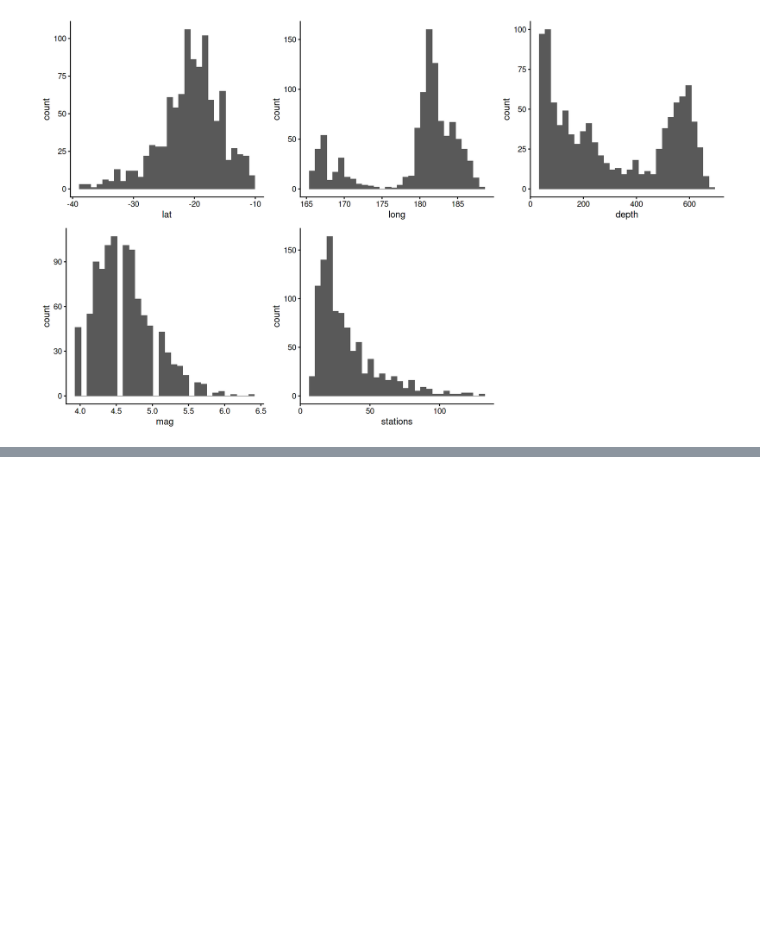
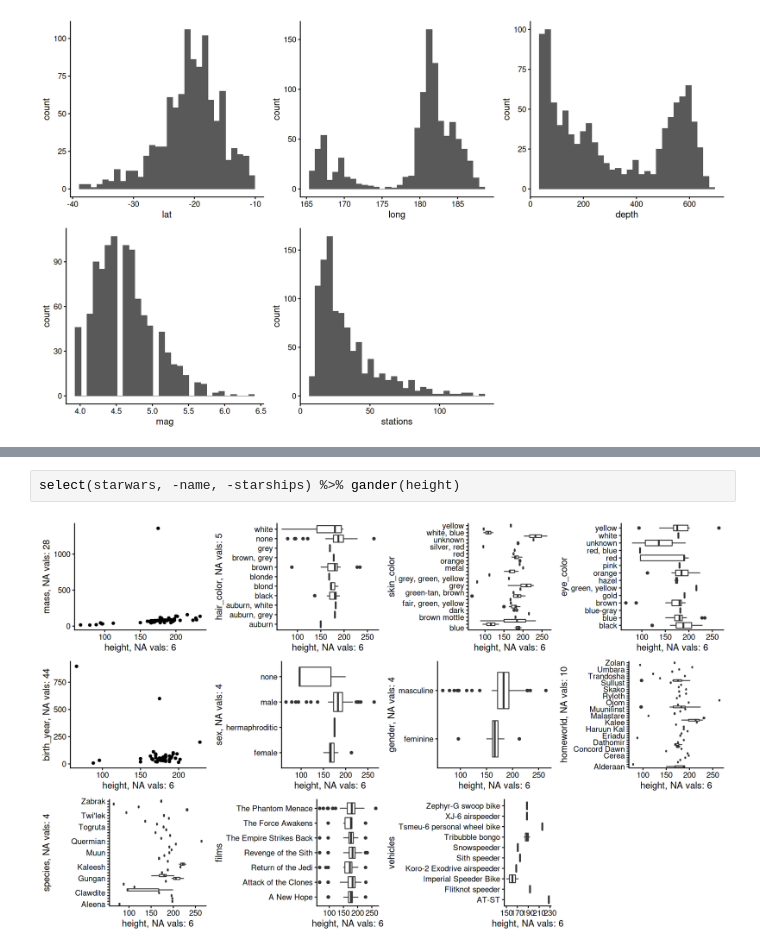
Before and after one commit to rvalieris/gander, a Jupyter notebook: gander.ipynb, the cells around one changed output, grey strips where cells are left out. Saved outputs shown, nothing was run; the diff lists cells and outputs as text; blank space fills up the shorter version.

```diff
--- a/gander.ipynb
+++ b/gander.ipynb
@@ -50,0 +56,4 @@ gander(quakes)
+# %%
+select(starwars, -name, -starships) %>% gander(height)
+# %% [output]
+[figure, added]
```
Also changed, not shown: parts of 5 cells of this notebook, 13 other files.
